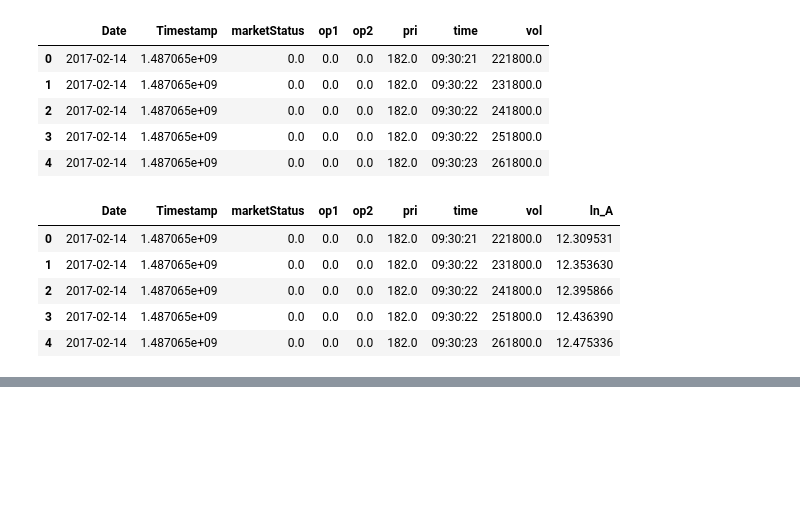
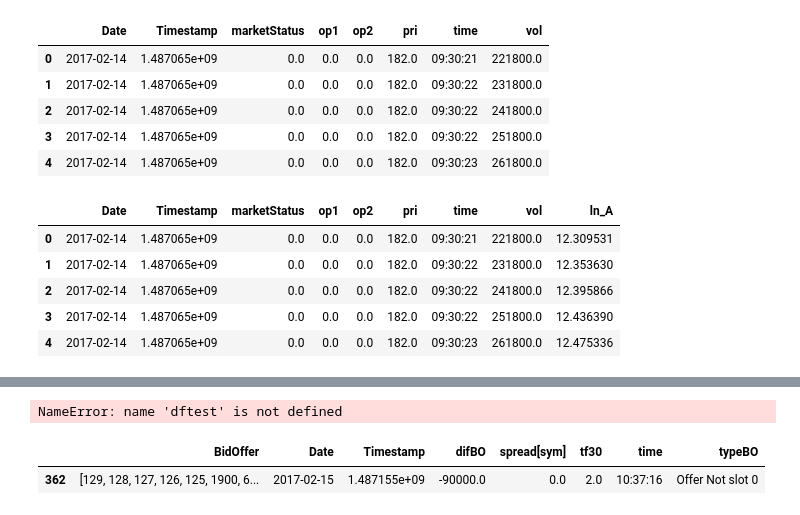
Before and after one commit to chotipat41688/SeProj, a Jupyter notebook: Ipython/readFile.ipynb, the cells around one changed output, grey strips where cells are left out. Saved outputs shown, nothing was run; the diff lists cells and outputs as text; code cells hidden in the pictures; blank space fills up the shorter version.

```diff
--- a/Ipython/readFile.ipynb
+++ b/Ipython/readFile.ipynb
@@ -594,0 +888,7 @@ ato['OTO'].head()
+# %%
+for sym in symbols:
+    for r in range(11):
+        print sym, r, stock[sym].loc[stock[sym]['tf30'] == r]['spread[sym]'].mean()
+
+
+# stock['OTO'] = stock['OTO'].assign(predict = stock['OTO'].loc[stock['OTO']['tf30'] ==  1]['spread[sym]'])
@@ -594,0 +913,5 @@ ato['OTO'].head()
+# %%
+# stock[sym].loc[stock[sym]['tf30'] == 6]['spread[sym]']
+for r in range(11):
+#     stock['AMANAH'] = stock['AMANAH'].assign(ln_A = stock[sym].loc[stock[sym]['tf30'] == r ]['spread[sym]'].mean())
+    stock['AMANAH'] = stock['AMANAH'].assign(previous = stock[sym].loc[stock[sym]['tf30'] == r]['spread[sym]'].mean())
@@ -594,0 +938,17 @@ ato['OTO'].head()
+# %%
+dftest
+dftest2
+
+dftest.append(dftest2)
+# %% [output]
+NameError: name 'dftest' is not defined
+# %%
+# stock[sym].loc[stock[sym]['tf30'] == 1 and stock[sym]['tf30'] == 1]
+# stock['AMANAH'].loc[stock['AMANAH']['tf30'] == 1 and stock['AMANAH']['Date'] == "2017-02-14"]
+
+dfz1z = stock['HPT'].loc[(stock['HPT']['tf30'] == 2 ) & (stock['HPT']['Date'] == "2017-02-15")]
+# %%
+dfz1z
+# %% [output]
+|  | BidOffer | Date | Timestamp | difBO | spread[sym] | tf30 | time | typeBO |
+| 362 | [129, 128, 127, 126, 125, 1900, 6... | 2017-02-15 | 1.487155e+09 | -90000.0 | 0.0 | 2.0 | 10:37:16 | Offer Not slot 0 |
```
Also changed, not shown: parts of 15 cells of this notebook.
